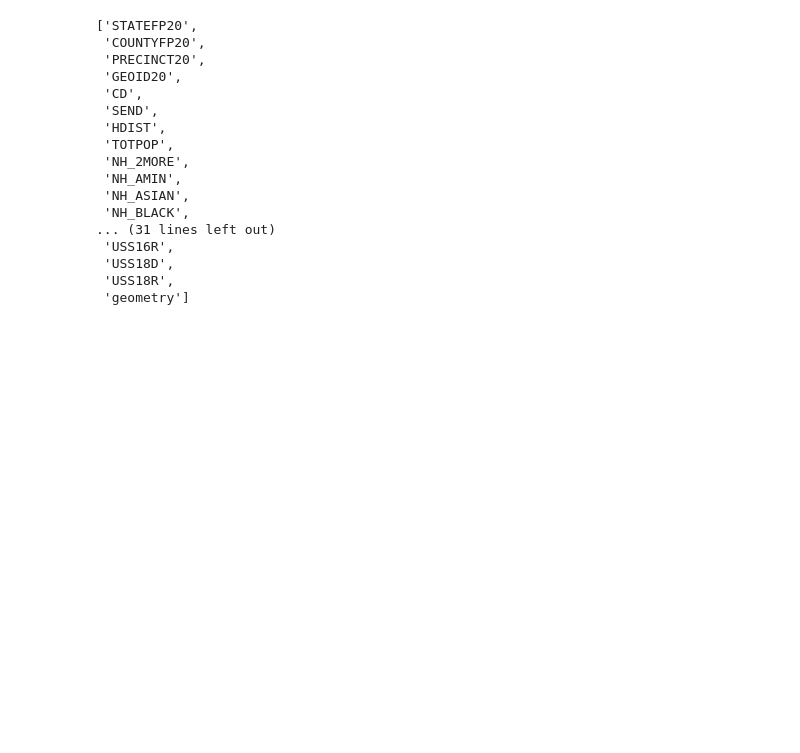
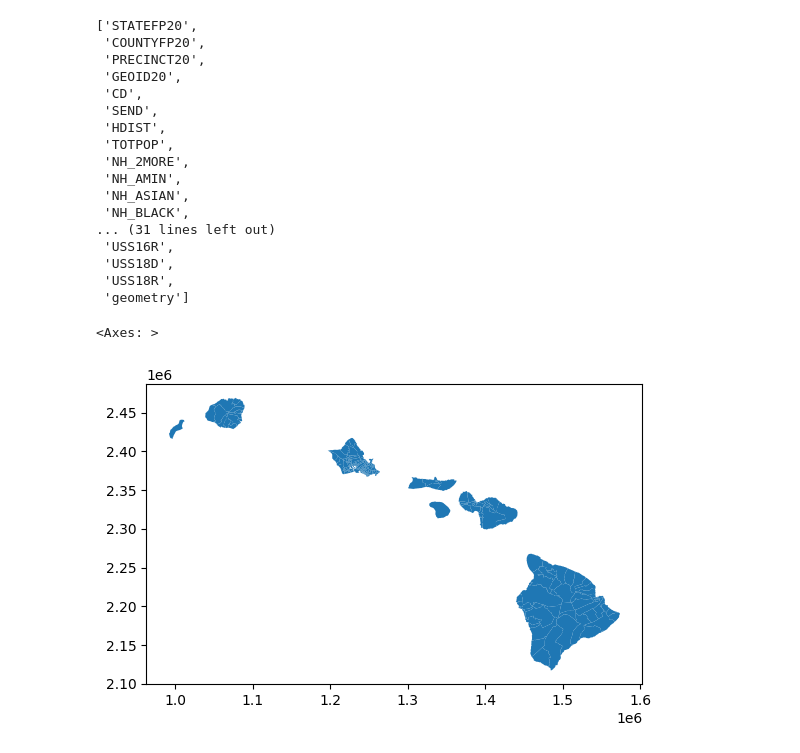
Before and after one commit to eveomett-states/Hawaii, a Jupyter notebook: hi.ipynb, the cells around one changed output. Saved outputs shown, nothing was run; the diff lists cells and outputs as text; code cells hidden in the pictures; blank space fills up the shorter version.

```diff
--- a/hi.ipynb
+++ b/hi.ipynb
@@ -392,0 +523,7 @@ graph.to_json("./{}/{}.json".format(state_ab, state_ab))
+# %%
+shapefile_path = "./{}/{}.shp".format(state_ab, state_ab)
+shape=gpd.read_file(shapefile_path)
+shape.plot()
+# %% [output]
+<Axes: >
+[figure, added]
```
Also changed, not shown: parts of 35 cells of this notebook, 1 other file.
